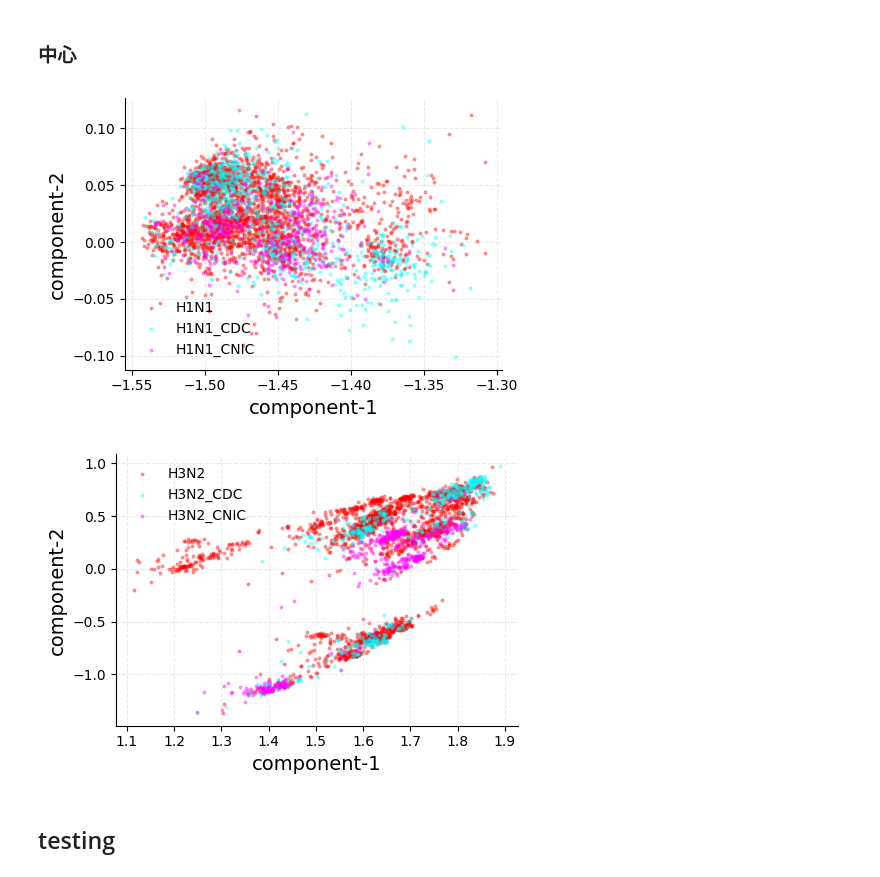
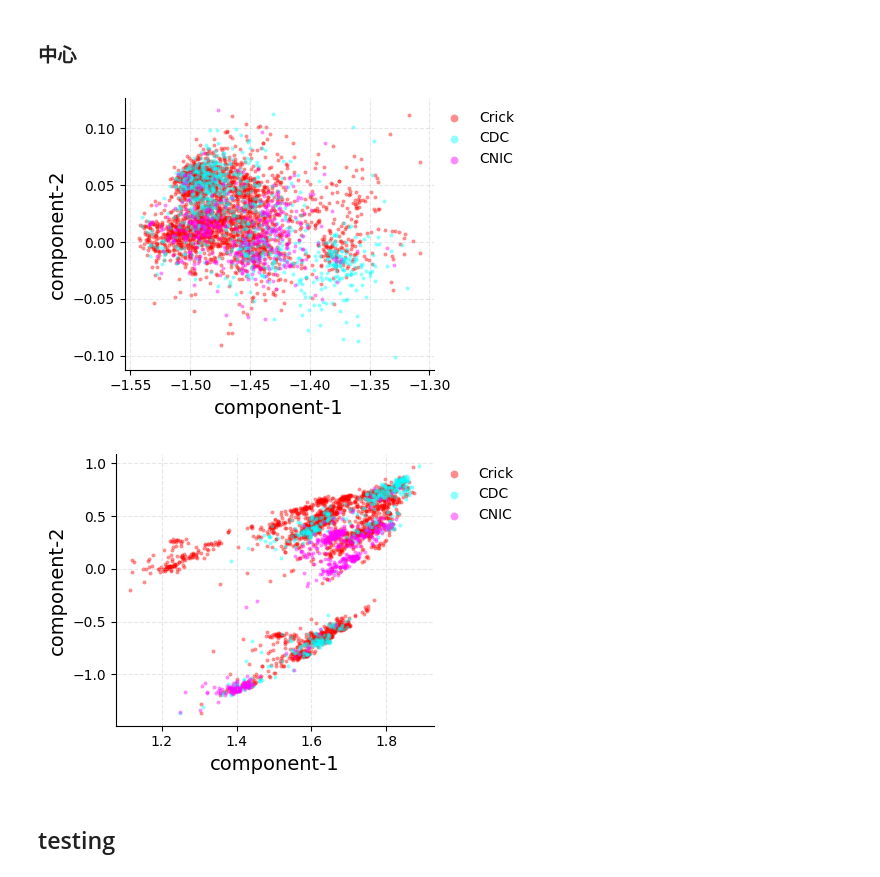
Before and after one commit to Chengxugorilla/fluProfiler, a Jupyter notebook: src/Section3_ActiveLearning/test.ipynb, the cells around one changed output. Drawn from its saved outputs; the diff is of its cells as text; code cells hidden in the pictures.

```diff
--- a/src/Section3_ActiveLearning/test.ipynb
+++ b/src/Section3_ActiveLearning/test.ipynb
@@ -617,31 +586,38 @@ all_vector = np.vstack([vector_Crick, vector_CDC, vector_CNIC])
 all_df = pd.read_csv('Institution_data.csv')
 all_vector = np.load('Institution_vectors.npy')
 # %%
+# color_map = {
+#         'H1N1': 'red',
+#         'H3N2': 'red',
+#         'H1N1_CDC': 'cyan',
+#         'H3N2_CDC': 'cyan',
+#         'H1N1_CNIC': 'magenta',
+#         'H3N2_CNIC': 'magenta'
+#     }
 color_map = {
-        'H1N1': 'red',
-        'H3N2': 'red',
-        'H1N1_CDC': 'cyan',
-        'H3N2_CDC': 'cyan',
-        'H1N1_CNIC': 'magenta',
-        'H3N2_CNIC': 'magenta'
+        'Crick': 'red',
+        'CDC': 'cyan',
+        'CNIC': 'magenta'
     }
 
 plot_df = cluster_virus(all_df, all_vector, drop_duplicate=True)
 # %%
 H1N1_ins = plot_df[plot_df['type'].isin(['H1N1', 'H1N1_CDC', 'H1N1_CNIC'])].copy()
+H1N1_ins['type'] = H1N1_ins['type'].replace({'H1N1': 'Crick', 'H1N1_CDC': 'CDC', 'H1N1_CNIC': 'CNIC'})
 H1N1_ins = H1N1_ins[H1N1_ins['x'] < -1.3]
 H1N1_ins = H1N1_ins[H1N1_ins['y'] < 0.12]
 H1N1_ins = H1N1_ins[H1N1_ins['virusDate'] <= '2023-08-31']
-plot_virus_scatter(H1N1_ins, color_map, save_path='H1N1_ins.png')
+plot_virus_scatter(H1N1_ins, color_map, save_path='H1N1_ins.svg')
 # %% [output]
-[figure, old version]
+[figure, new version]
 # %%
 H3N2_ins = plot_df[plot_df['type'].isin(['H3N2', 'H3N2_CDC', 'H3N2_CNIC'])].copy()
+H3N2_ins['type'] = H3N2_ins['type'].replace({'H3N2': 'Crick', 'H3N2_CDC': 'CDC', 'H3N2_CNIC': 'CNIC'})
 H3N2_ins = H3N2_ins[H3N2_ins['virusDate'] <= '2023-08-31']
 H3N2_ins = H3N2_ins[H3N2_ins['x'] > 1.1]
-plot_virus_scatter(H3N2_ins, color_map, save_path='H3N2_ins.png')
+plot_virus_scatter(H3N2_ins, color_map, save_path='H3N2_ins.svg')
 # %% [output]
-[figure, old version]
+[figure, new version]
 # %% [markdown]
 ## testing
 # %%
```
Also changed, not shown: parts of 49 cells of this notebook, 12 other files.
